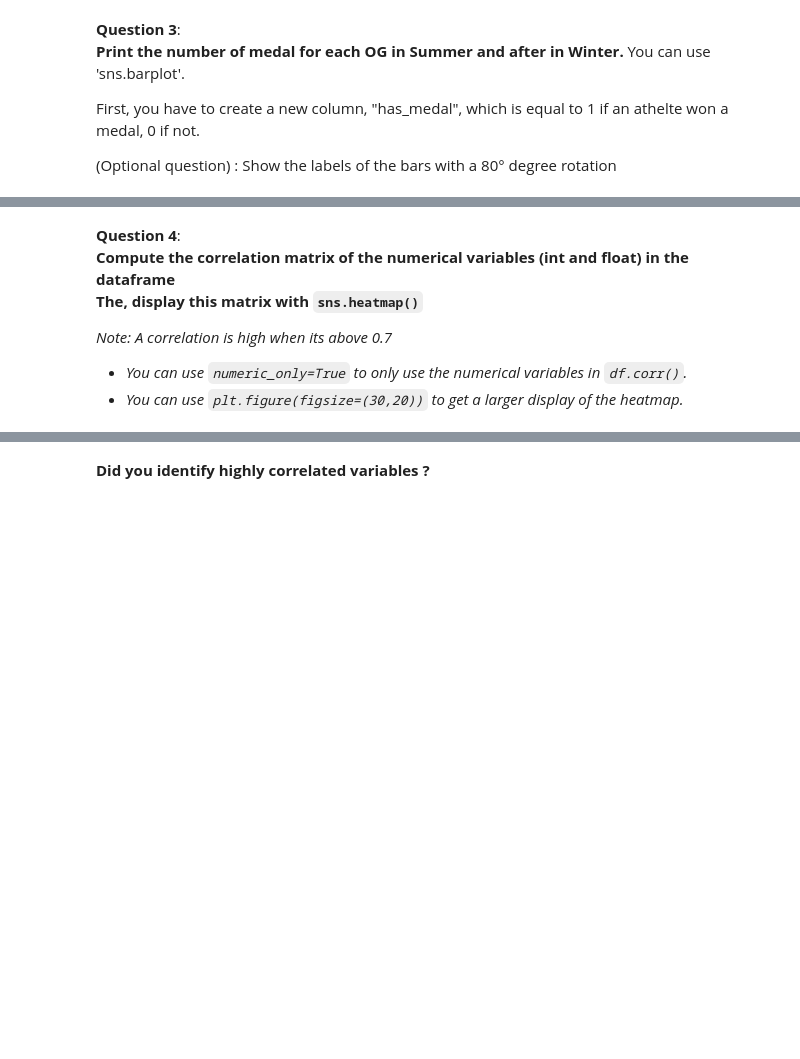
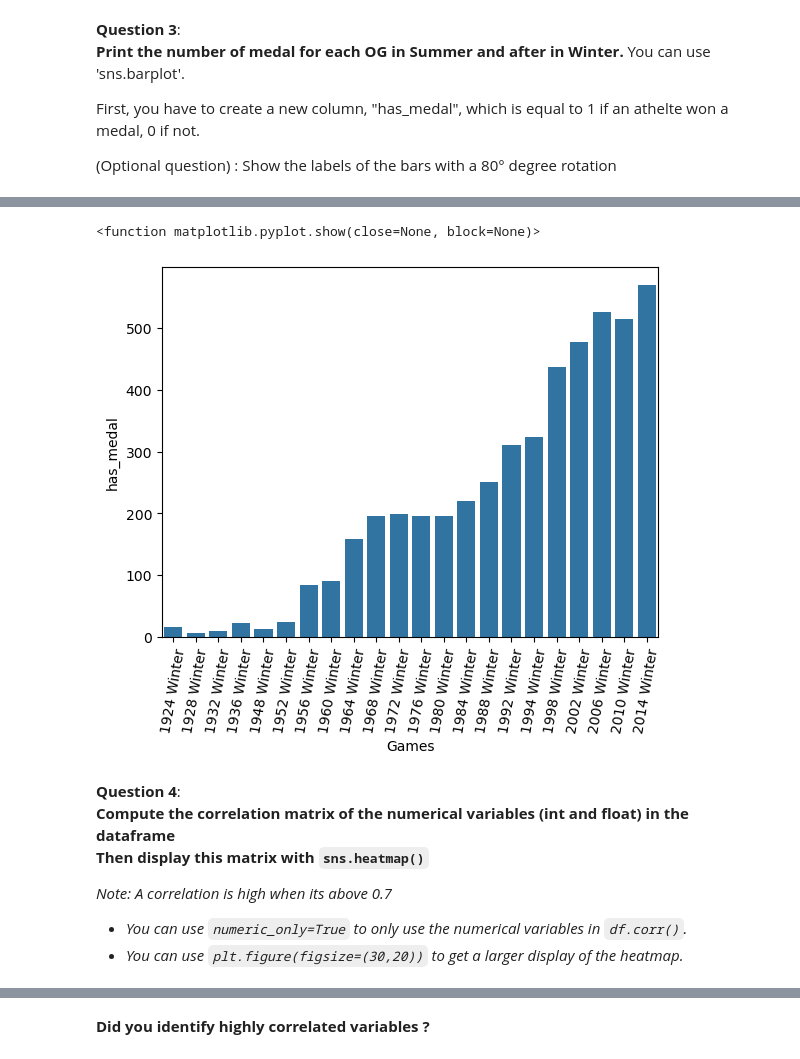
Before and after one commit to waddason/Hi-Paris_bootcamp, a Jupyter notebook: Data_cleaning/Data_visualization.ipynb, the cells around one changed output, grey strips where cells are left out. Saved outputs shown, nothing was run; the diff lists cells and outputs as text; code cells hidden in the pictures; blank space fills up the shorter version.

```diff
--- a/Data_cleaning/Data_visualization.ipynb
+++ b/Data_cleaning/Data_visualization.ipynb
@@ -141,7 +237,14 @@ First, you have to create a new column, "has_medal", which is equal to 1 if an a
+# %%
+fig = sns.barplot(winter_medals, x=winter_medals.index, y="has_medal")
+fig.tick_params(axis="x", rotation=80)
+plt.show
+# %% [output]
+<function matplotlib.pyplot.show(close=None, block=None)>
+[figure, added]
 # %% [markdown]
 **Question 4**: <br>
 **Compute the correlation matrix of the numerical variables (int and float) in the dataframe** <br>
-**The, display this matrix with `sns.heatmap()`**
+**Then display this matrix with `sns.heatmap()`**
 
 *Note: A correlation is high when its above 0.7*
 - *You can use `numeric_only=True` to only use the numerical variables in `df.corr()`.*
```
Also changed, not shown: parts of 32 cells of this notebook, 5 other files.
